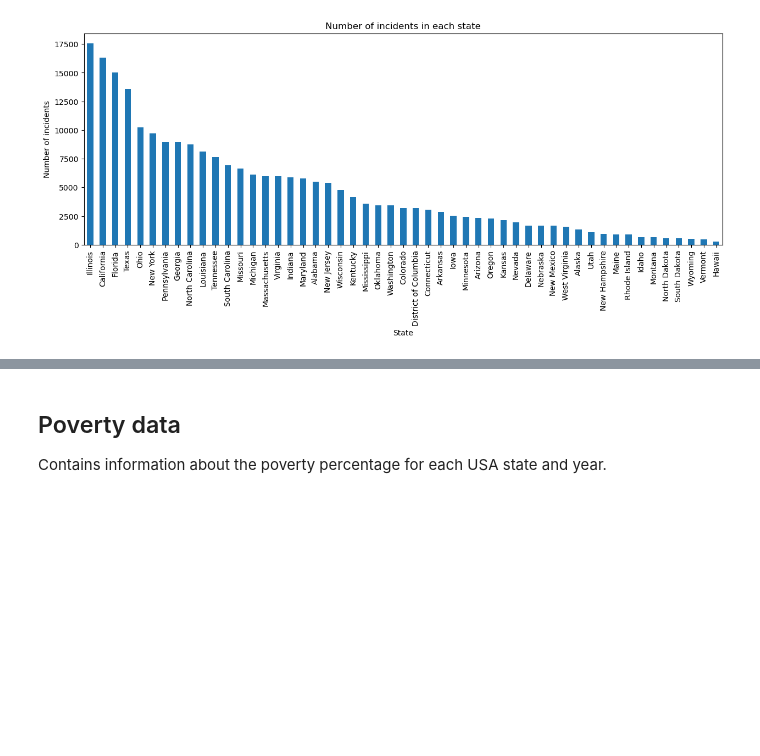
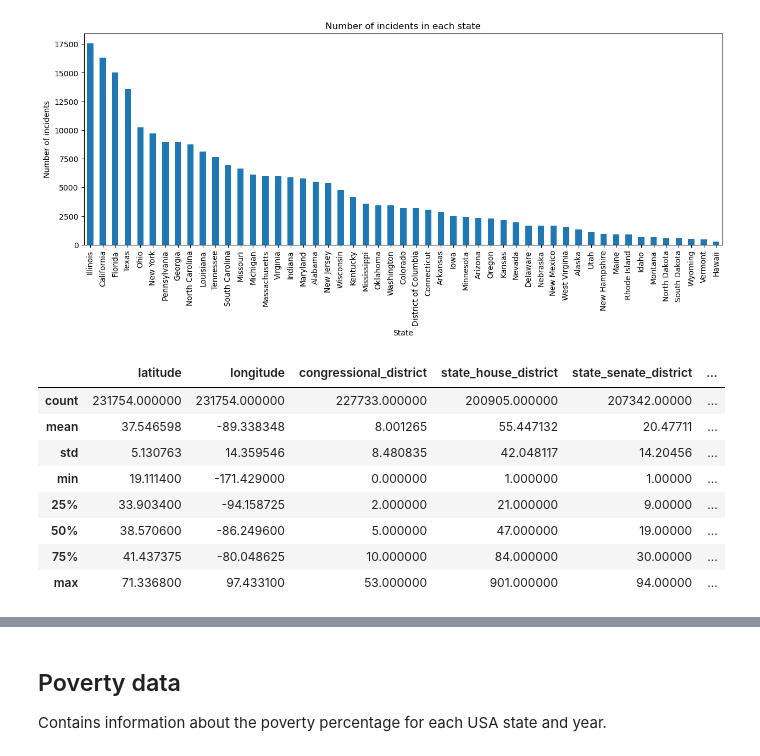
Before and after one commit to USA-Gun-Incidents/USA_gun_incidents, a Jupyter notebook: EDA.ipynb, the cells around one changed output, grey strips where cells are left out. Cells and saved outputs as stored; diff of their text form; code cells hidden in the pictures; blank space fills up the shorter version.

```diff
--- a/EDA.ipynb
+++ b/EDA.ipynb
@@ -80,3 +80,15 @@ plt.ylabel('Number of incidents')
 # %% [output]
 Text(0, 0.5, 'Number of incidents')
 [figure]
+# %%
+incidents_data.describe()
+# %% [output]
+|  | latitude | longitude | congressional_district | state_house_district | state_senate_district | ... |
+| count | 231754.000000 | 231754.000000 | 227733.000000 | 200905.000000 | 207342.00000 | ... |
+| mean | 37.546598 | -89.338348 | 8.001265 | 55.447132 | 20.47711 | ... |
+| std | 5.130763 | 14.359546 | 8.480835 | 42.048117 | 14.20456 | ... |
+| min | 19.111400 | -171.429000 | 0.000000 | 1.000000 | 1.00000 | ... |
+| 25% | 33.903400 | -94.158725 | 2.000000 | 21.000000 | 9.00000 | ... |
+| 50% | 38.570600 | -86.249600 | 5.000000 | 47.000000 | 19.00000 | ... |
+| 75% | 41.437375 | -80.048625 | 10.000000 | 84.000000 | 30.00000 | ... |
+| max | 71.336800 | 97.433100 | 53.000000 | 901.000000 | 94.00000 | ... |
```
Also changed, not shown: parts of 26 cells of this notebook.
